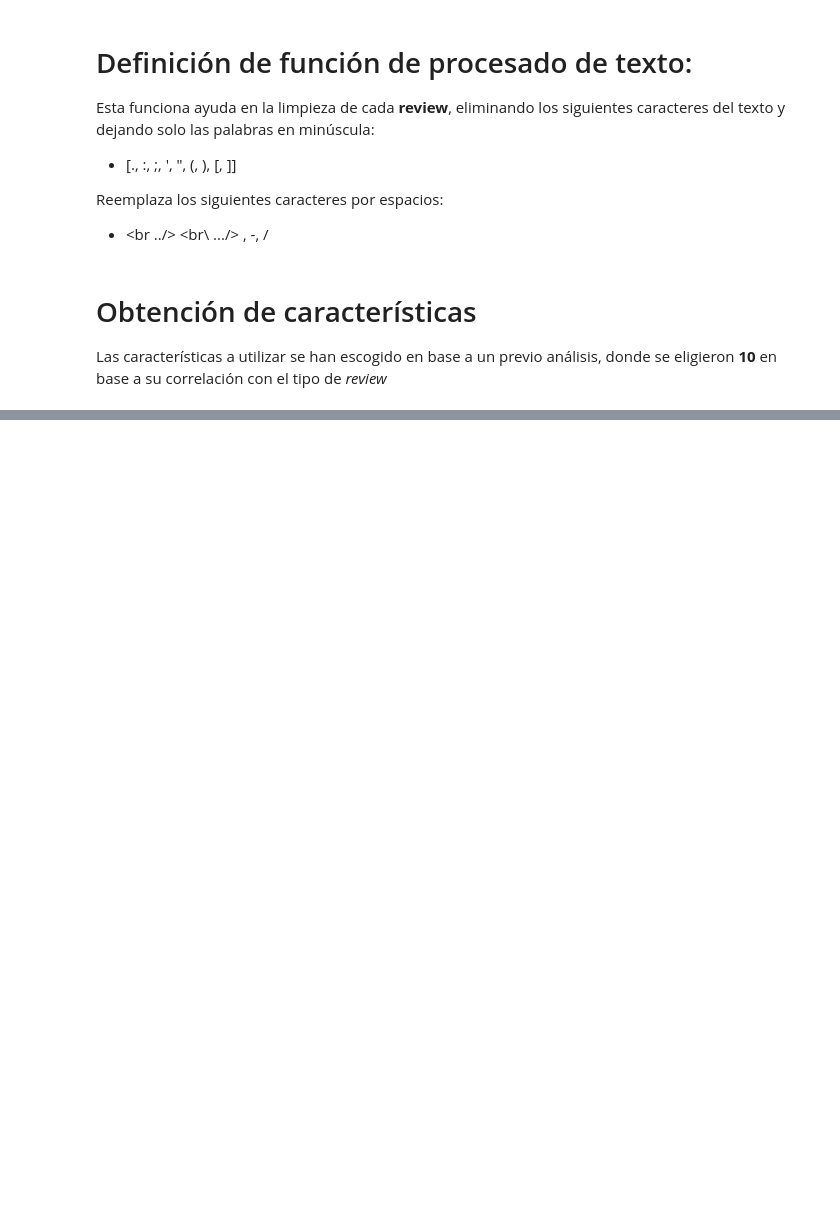
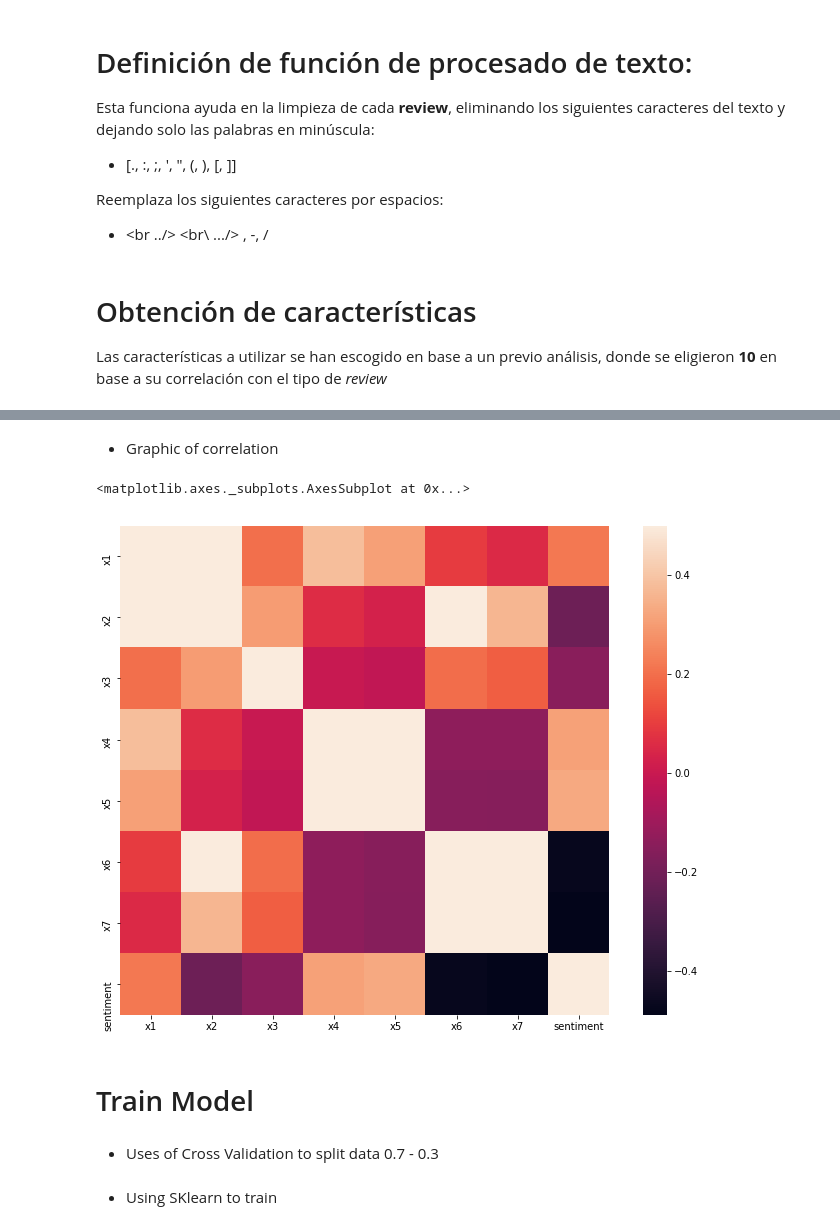
Before and after one commit to erickTornero/Intelligent-Systems, a Jupyter notebook: w2/Trabajo Nº 2 - Logistic Regression.ipynb, the cells around one changed output, grey strips where cells are left out. Cells and saved outputs as stored; diff of their text form; code cells hidden in the pictures; blank space fills up the shorter version.

```diff
--- a/w2/Trabajo Nº 2 - Logistic Regression.ipynb
+++ b/w2/Trabajo Nº 2 - Logistic Regression.ipynb
@@ -13,7 +15,7 @@ Reemplaza los siguientes caracteres por espacios:
 # Return a lower case proccesed text
 def processtext(texto):
     import re
-    REPLACE_NO_SPACE = re.compile("(\.)|(\;)|(\:)|(\')|(\?)|(\,)|(\")|(\()|(\))|(\[)|(\])|(\n)")
+    REPLACE_NO_SPACE = re.compile("(\.)|(\;)|(\:)|(\')|(\?)|(\,)|(\")|(\!)|(\()|(\))|(\[)|(\])|(\n)")
     REPLACE_WITH_SPACE = re.compile("(<br\s*/><br\s*/>)|(\-)|(\/)")
     texto = REPLACE_NO_SPACE.sub('', texto.lower())
     texto = REPLACE_WITH_SPACE.sub(' ', texto)
@@ -27,0 +201,16 @@ Obtenidas a partir de un archivo *txt* donde estan clasificadas todas las palabr
+# %%
+# Define a function to extract all features and return
+# a tuple of Features defined before
+def extract_features(texto, dictionary):
+    import re
+    texto = processtext(texto)
+    texto_dividido = re.split(' ', texto)
+    x1, x2 = getPositiveNegativeCountWords(texto_dividido, dictionary)
+    x3 = isNoThere(texto)
+    #x4 = numberpronouns(texto)
+    #x5 = isExclamationThere(texto)
+    #x6 = getLnNumberWords(texto_dividido)
+    #x7 = isSmileFaceThere(texto)
+    x4, x5 = isExtrmPosWordsThere(texto)
+    x6, x7 = isExtrmNegativeWordThere(texto)
+    return {'x1':x1, 'x2':x2, 'x3':x3, 'x4':x4,'x5':x5,'x6':x6, 'x7':x7}
@@ -27,0 +231,7 @@ Obtenidas a partir de un archivo *txt* donde estan clasificadas todas las palabr
+# %%
+import pandas as pd
+# if you want to download the original file:
+#df = pd.read_csv('https://raw.githubusercontent.com/rasbt/pattern_classification/master/data/50k_imdb_movie_reviews.csv')
+# otherwise load local file
+df = pd.read_csv('shuffled_movie_data.csv')
+df.tail()
@@ -27,0 +247,14 @@ Obtenidas a partir de un archivo *txt* donde estan clasificadas todas las palabr
+# %%
+# Get a dataframe called *data*
+# Here is extracted all features of all Reviews
+# Aproximately two minutes to proccess
+data = pd.DataFrame(columns=['x1','x2','x3','x4','x5','x6','x7'])
+
+for index, row in df.iterrows():
+    texto = row['review']
+    sentiment = row['sentiment']
+    features_text = extract_features(texto, dictionary)
+    features_text['sentiment'] = sentiment
+    data = data.append(features_text, ignore_index=True)
+data.index.name = 'Id'
+data.head()
@@ -27,0 +284,12 @@ Obtenidas a partir de un archivo *txt* donde estan clasificadas todas las palabr
+# %% [markdown]
+* Graphic of correlation
+# %%
+import matplotlib.pyplot as plt
+import seaborn as sns
+f, ax = plt.subplots(figsize=(12, 9))
+sns.heatmap(data.corr(), vmax=.5, square=True)
+# %% [output]
+<matplotlib.axes._subplots.AxesSubplot at 0x...>
+[figure, added]
+# %% [markdown]
+# Train Model
@@ -27,0 +301,2 @@ Obtenidas a partir de un archivo *txt* donde estan clasificadas todas las palabr
+# %% [markdown]
+* Uses of Cross Validation to split data 0.7 - 0.3
@@ -27,0 +306,2 @@ Obtenidas a partir de un archivo *txt* donde estan clasificadas todas las palabr
+# %% [markdown]
+* Using SKlearn to train
```
Also changed, not shown: parts of 43 cells of this notebook.
